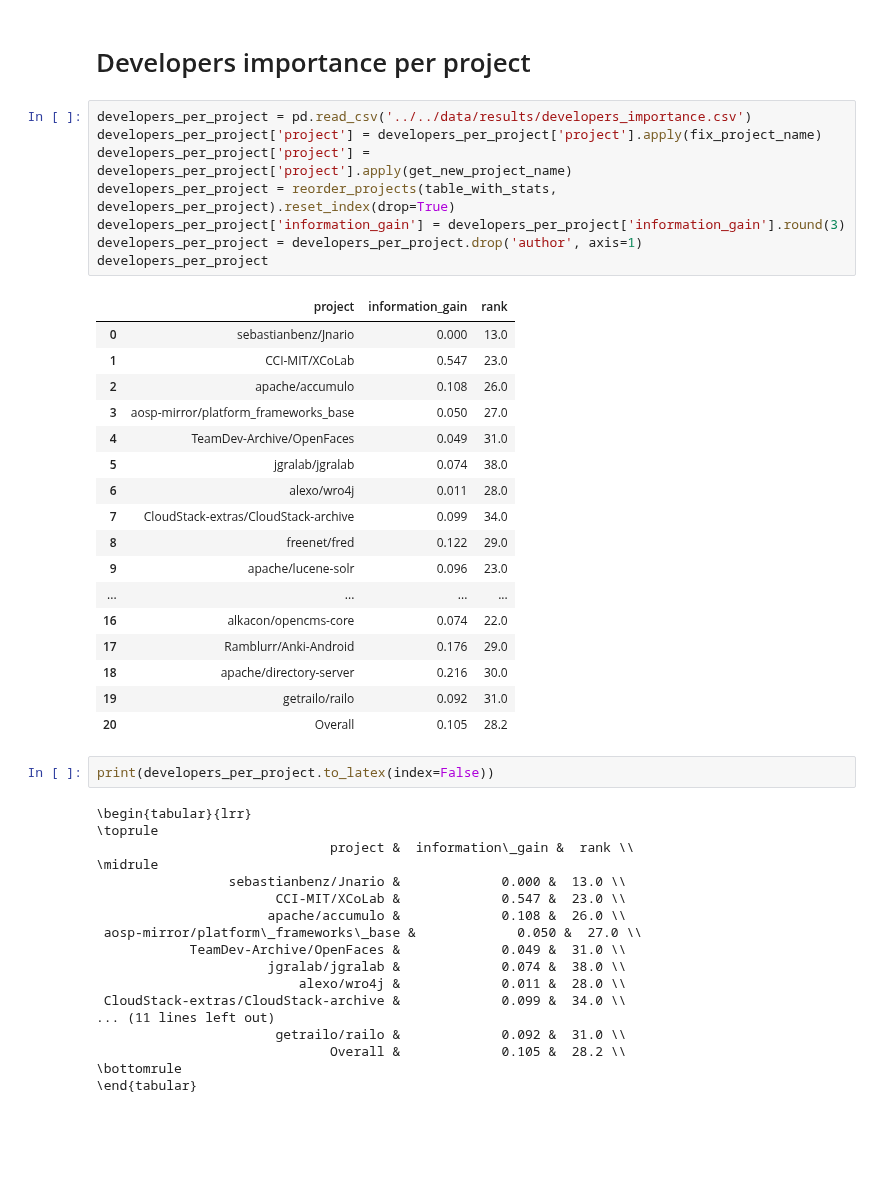
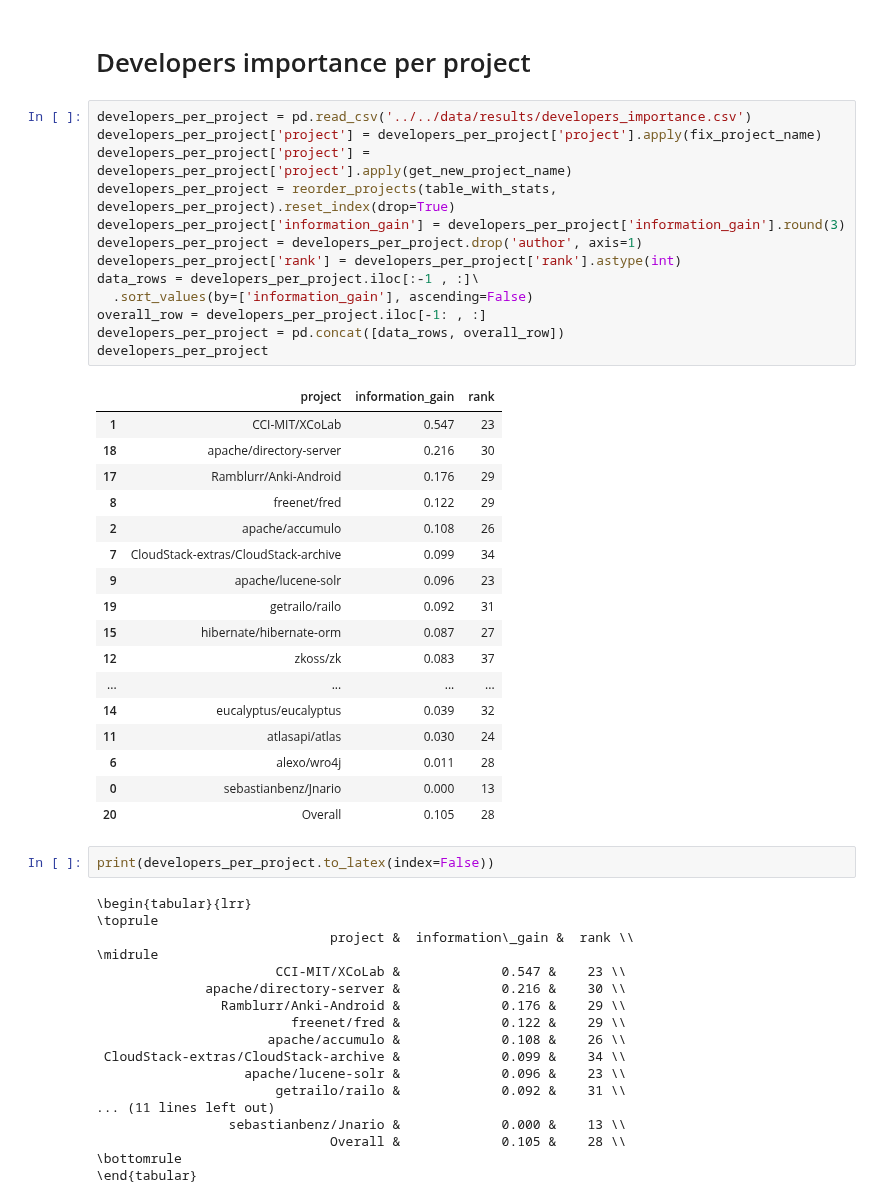
Before and after one commit to gems-uff/mestre, a Jupyter notebook: scripts/paper/tables.ipynb, the cells around one changed output. Cells and saved outputs as stored; diff of their text form; blank space fills up the shorter version.

Commit message:
Update paper/tables

```diff
--- a/scripts/paper/tables.ipynb
+++ b/scripts/paper/tables.ipynb
@@ -896,29 +896,34 @@ print(constructs.to_latex(index=False,
 # %%
 developers_per_project = pd.read_csv('../../data/results/developers_importance.csv')
 developers_per_project['project'] = developers_per_project['project'].apply(fix_project_name)
 developers_per_project['project'] = developers_per_project['project'].apply(get_new_project_name)
 developers_per_project = reorder_projects(table_with_stats, developers_per_project).reset_index(drop=True)
 developers_per_project['information_gain'] = developers_per_project['information_gain'].round(3)
 developers_per_project = developers_per_project.drop('author', axis=1)
+developers_per_project['rank'] = developers_per_project['rank'].astype(int)
+data_rows = developers_per_project.iloc[:-1 , :]\
+  .sort_values(by=['information_gain'], ascending=False)
+overall_row = developers_per_project.iloc[-1: , :]
+developers_per_project = pd.concat([data_rows, overall_row])
 developers_per_project
 # %% [output]
 |  | project | information_gain | rank |
-| 0 | sebastianbenz/Jnario | 0.000 | 13.0 |
-| 1 | CCI-MIT/XCoLab | 0.547 | 23.0 |
-| 2 | apache/accumulo | 0.108 | 26.0 |
-| 3 | aosp-mirror/platform_frameworks_base | 0.050 | 27.0 |
-| 4 | TeamDev-Archive/OpenFaces | 0.049 | 31.0 |
-| 5 | jgralab/jgralab | 0.074 | 38.0 |
-| 6 | alexo/wro4j | 0.011 | 28.0 |
-| 7 | CloudStack-extras/CloudStack-archive | 0.099 | 34.0 |
-| 8 | freenet/fred | 0.122 | 29.0 |
-| 9 | apache/lucene-solr | 0.096 | 23.0 |
+| 1 | CCI-MIT/XCoLab | 0.547 | 23 |
+| 18 | apache/directory-server | 0.216 | 30 |
+| 17 | Ramblurr/Anki-Android | 0.176 | 29 |
+| 8 | freenet/fred | 0.122 | 29 |
+| 2 | apache/accumulo | 0.108 | 26 |
+| 7 | CloudStack-extras/CloudStack-archive | 0.099 | 34 |
+| 9 | apache/lucene-solr | 0.096 | 23 |
+| 19 | getrailo/railo | 0.092 | 31 |
+| 15 | hibernate/hibernate-orm | 0.087 | 27 |
+| 12 | zkoss/zk | 0.083 | 37 |
 | ... | ... | ... | ... |
-| 16 | alkacon/opencms-core | 0.074 | 22.0 |
-| 17 | Ramblurr/Anki-Android | 0.176 | 29.0 |
-| 18 | apache/directory-server | 0.216 | 30.0 |
-| 19 | getrailo/railo | 0.092 | 31.0 |
-| 20 | Overall | 0.105 | 28.2 |
+| 14 | eucalyptus/eucalyptus | 0.039 | 32 |
+| 11 | atlasapi/atlas | 0.030 | 24 |
+| 6 | alexo/wro4j | 0.011 | 28 |
+| 0 | sebastianbenz/Jnario | 0.000 | 13 |
+| 20 | Overall | 0.105 | 28 |
 # %%
 print(developers_per_project.to_latex(index=False))
 # %% [output]
@@ -926,16 +931,16 @@ print(developers_per_project.to_latex(index=False))
 \toprule
                               project &  information\_gain &  rank \\
 \midrule
-                 sebastianbenz/Jnario &             0.000 &  13.0 \\
-                       CCI-MIT/XCoLab &             0.547 &  23.0 \\
-                      apache/accumulo &             0.108 &  26.0 \\
- aosp-mirror/platform\_frameworks\_base &             0.050 &  27.0 \\
-            TeamDev-Archive/OpenFaces &             0.049 &  31.0 \\
-                      jgralab/jgralab &             0.074 &  38.0 \\
-                          alexo/wro4j &             0.011 &  28.0 \\
- CloudStack-extras/CloudStack-archive &             0.099 &  34.0 \\
+                       CCI-MIT/XCoLab &             0.547 &    23 \\
+              apache/directory-server &             0.216 &    30 \\
+                Ramblurr/Anki-Android &             0.176 &    29 \\
+                         freenet/fred &             0.122 &    29 \\
+                      apache/accumulo &             0.108 &    26 \\
+ CloudStack-extras/CloudStack-archive &             0.099 &    34 \\
+                   apache/lucene-solr &             0.096 &    23 \\
+                       getrailo/railo &             0.092 &    31 \\
 ... (11 lines left out)
-                       getrailo/railo &             0.092 &  31.0 \\
-                              Overall &             0.105 &  28.2 \\
+                 sebastianbenz/Jnario &             0.000 &    13 \\
+                              Overall &             0.105 &    28 \\
 \bottomrule
 \end{tabular}
```
